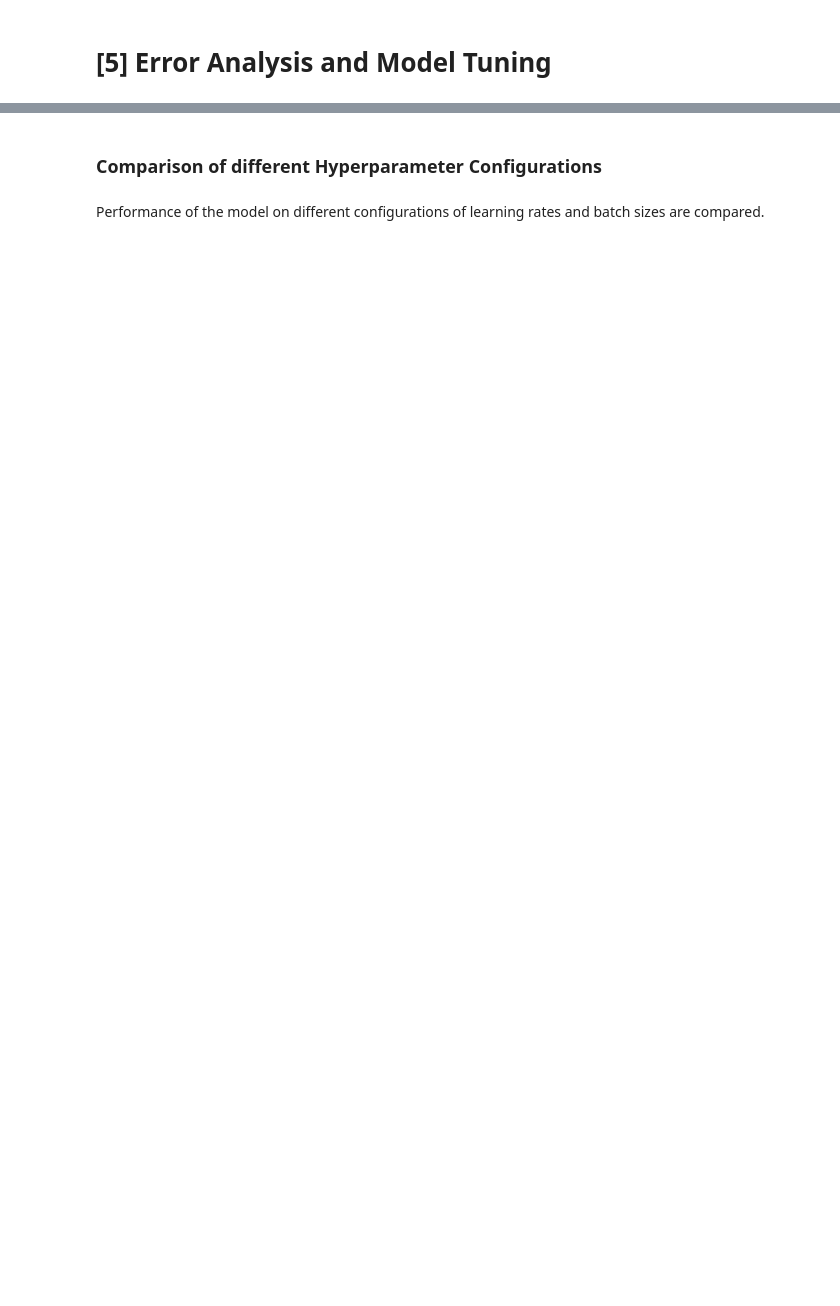
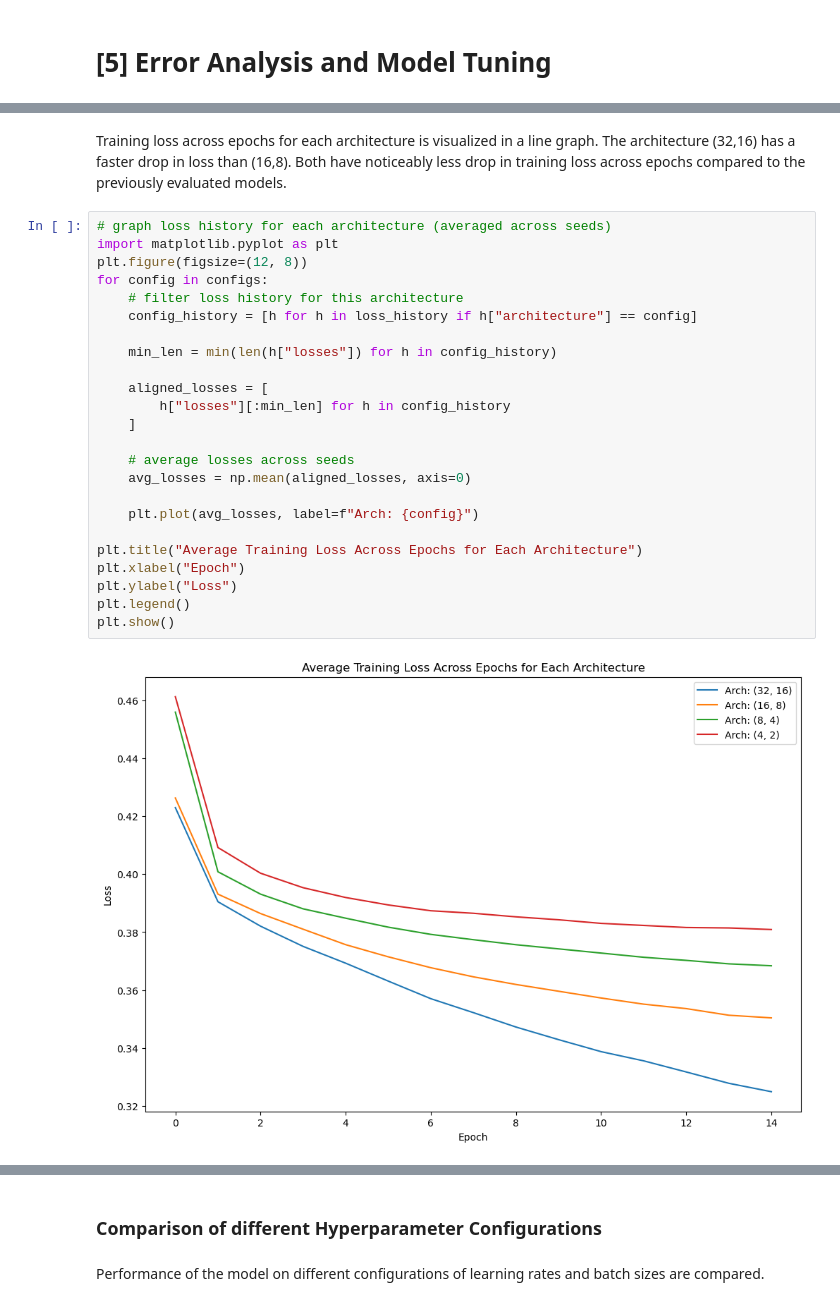
Before and after one commit to NebulaRojo9/STINTSY-MCO, a Jupyter notebook: Multi-Layer Perceptron.ipynb, the cells around one changed output, grey strips where cells are left out. Cells and saved outputs as stored; diff of their text form; blank space fills up the shorter version.

```diff
--- a/Multi-Layer Perceptron.ipynb
+++ b/Multi-Layer Perceptron.ipynb
@@ -286,0 +398,28 @@ Thus, we proceed to fine tine the neural network with 2 hidden layers having a c
+# %% [markdown]
+Training loss across epochs for each architecture is visualized in a line graph. The architecture (32,16) has a faster drop in loss than (16,8). Both have noticeably less drop in training loss across epochs compared to the previously evaluated models.
+# %%
+# graph loss history for each architecture (averaged across seeds)
+import matplotlib.pyplot as plt
+plt.figure(figsize=(12, 8))
+for config in configs:
+    # filter loss history for this architecture
+    config_history = [h for h in loss_history if h["architecture"] == config]
+
+    min_len = min(len(h["losses"]) for h in config_history)
+
+    aligned_losses = [
+        h["losses"][:min_len] for h in config_history
+    ]
+
+    # average losses across seeds
+    avg_losses = np.mean(aligned_losses, axis=0)
+
+    plt.plot(avg_losses, label=f"Arch: {config}")
+
+plt.title("Average Training Loss Across Epochs for Each Architecture")
+plt.xlabel("Epoch")
+plt.ylabel("Loss")
+plt.legend()
+plt.show()
+# %% [output]
+[figure, added]
```
Also changed, not shown: parts of 32 cells of this notebook, 1 other file.
